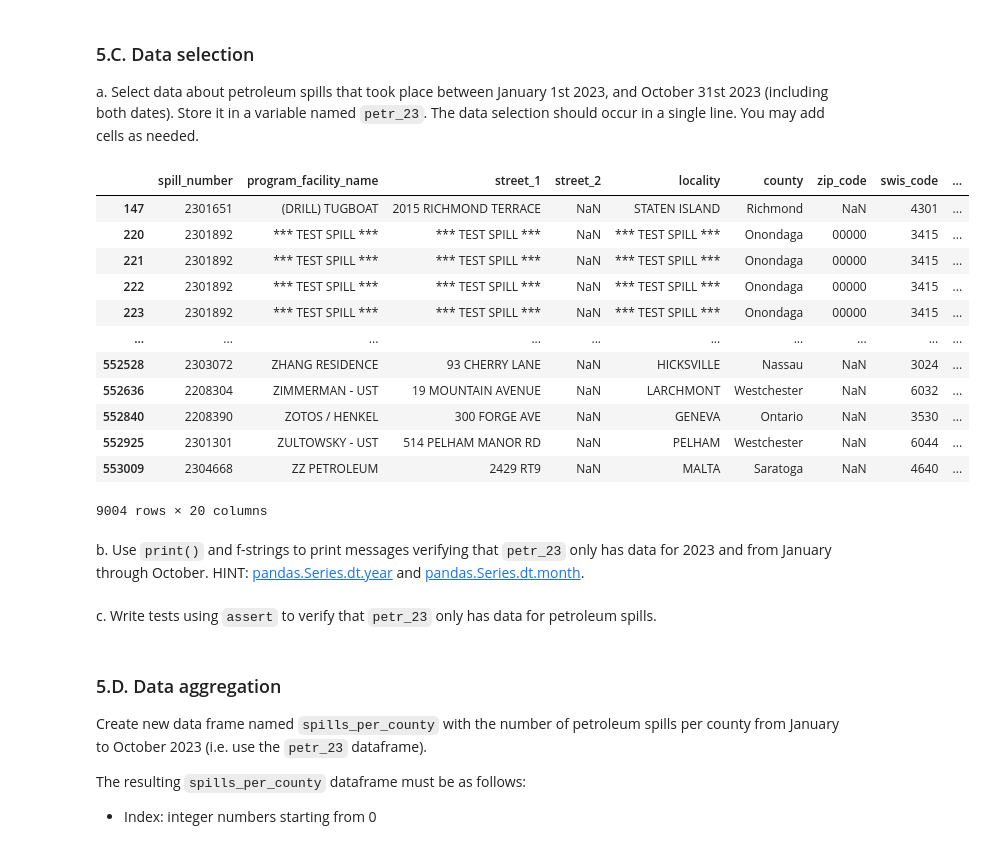
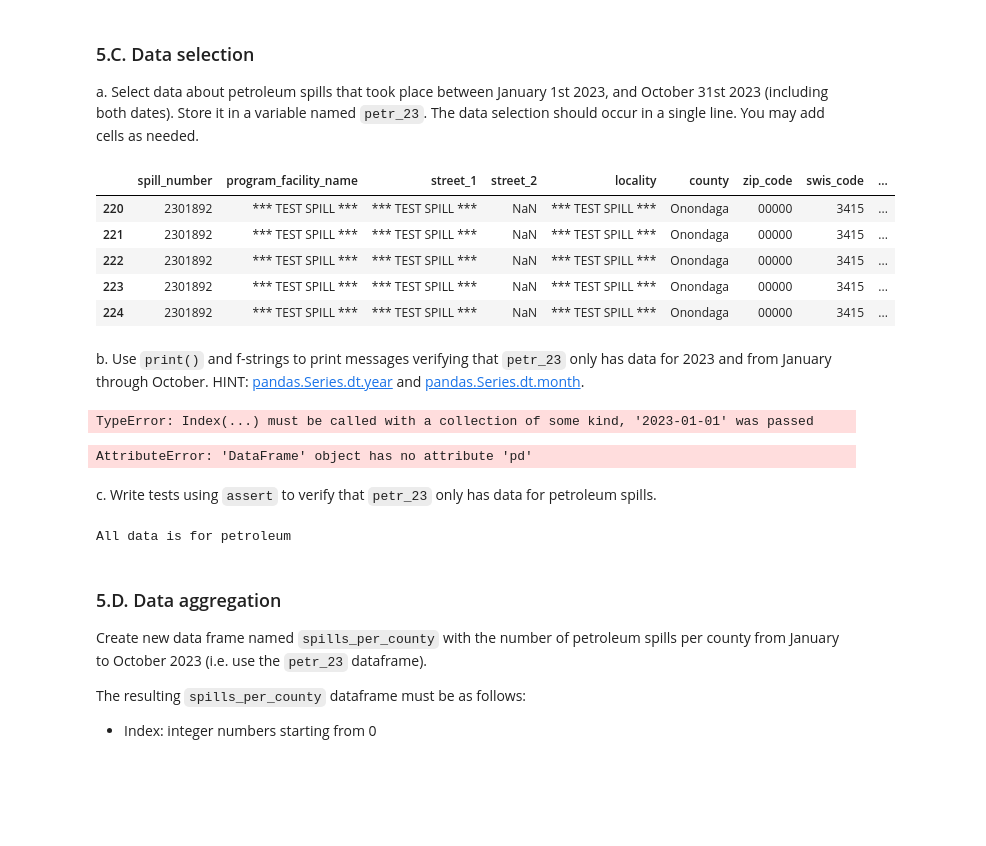
Before and after one commit to evajnewby/eds220-hwk3, a Jupyter notebook: hwk3-task2-oil-spills.ipynb, the cells around one changed output. Drawn from its saved outputs; the diff is of its cells as text; code cells hidden in the pictures; blank space fills up the shorter version.

Commit message:
work on cleaning petroleum data, need to complete the f string section

```diff
--- a/hwk3-task2-oil-spills.ipynb
+++ b/hwk3-task2-oil-spills.ipynb
@@ -219,31 +217,36 @@ dtype: object
 a. Select data about petroleum spills that took place between January 1st 2023, and October 31st 2023 (including both dates). Store it in a variable named `petr_23`. The data selection should occur in a single line. You may add cells as needed.
 # %%
 # a. Make a subset of petroleum spills with specified date range:
+# Specified date range
 petr_23 = spills[(spills['spill_date'] >= '2023-01-01') & (spills['spill_date'] <= '2023-10-31')]
 
-petr_23
+# Subset of petroleum spills
+petr_23 = petr_23[spills['material_family'] == 'Petroleum']
+
+# Check data frame
+petr_23.head()
 # %% [output]
 |  | spill_number | program_facility_name | street_1 | street_2 | locality | county | zip_code | swis_code | ... |
-| 147 | 2301651 | (DRILL) TUGBOAT | 2015 RICHMOND TERRACE | NaN | STATEN ISLAND | Richmond | NaN | 4301 | ... |
 | 220 | 2301892 | *** TEST SPILL *** | *** TEST SPILL *** | NaN | *** TEST SPILL *** | Onondaga | 00000 | 3415 | ... |
 | 221 | 2301892 | *** TEST SPILL *** | *** TEST SPILL *** | NaN | *** TEST SPILL *** | Onondaga | 00000 | 3415 | ... |
 | 222 | 2301892 | *** TEST SPILL *** | *** TEST SPILL *** | NaN | *** TEST SPILL *** | Onondaga | 00000 | 3415 | ... |
 | 223 | 2301892 | *** TEST SPILL *** | *** TEST SPILL *** | NaN | *** TEST SPILL *** | Onondaga | 00000 | 3415 | ... |
-| ... | ... | ... | ... | ... | ... | ... | ... | ... | ... |
-| 552528 | 2303072 | ZHANG RESIDENCE | 93 CHERRY LANE | NaN | HICKSVILLE | Nassau | NaN | 3024 | ... |
-| 552636 | 2208304 | ZIMMERMAN - UST | 19 MOUNTAIN AVENUE | NaN | LARCHMONT | Westchester | NaN | 6032 | ... |
-| 552840 | 2208390 | ZOTOS / HENKEL | 300 FORGE AVE | NaN | GENEVA | Ontario | NaN | 3530 | ... |
-| 552925 | 2301301 | ZULTOWSKY - UST | 514 PELHAM MANOR RD | NaN | PELHAM | Westchester | NaN | 6044 | ... |
-| 553009 | 2304668 | ZZ PETROLEUM | 2429 RT9 | NaN | MALTA | Saratoga | NaN | 4640 | ... |
+| 224 | 2301892 | *** TEST SPILL *** | *** TEST SPILL *** | NaN | *** TEST SPILL *** | Onondaga | 00000 | 3415 | ... |
-9004 rows × 20 columns
 # %% [markdown]
 <!-- BEGIN QUESTION -->
 
 b. Use `print()` and f-strings to print messages verifying that `petr_23` only has data for 2023 and from January through October.
 HINT: [pandas.Series.dt.year](https://pandas.pydata.org/docs/reference/api/pandas.Series.dt.year.html) and [pandas.Series.dt.month](https://pandas.pydata.org/docs/reference/api/pandas.Series.dt.month.html).
+# %%
+# scratch code
+pd.Series(pd.date_range,'2023-01-01')
+# %% [output]
+TypeError: Index(...) must be called with a collection of some kind, '2023-01-01' was passed
 # %%
 # b. using f strings to print a verification message:
-print(f"{'petr_23 only has data from January 1, 2023 through October 31, 2023:':<25} {petr_23}")
+print(f"{'petr_23 only has data from January 1, 2023 through October 31, 2023:':<25} {petr_23.pd.Series.dt.year }")
+# %% [output]
+AttributeError: 'DataFrame' object has no attribute 'pd'
 # %% [markdown]
 <!-- END QUESTION -->
 
@@ -255,3 +256,10 @@ c. Write tests using `assert` to verify that `petr_23` only has data for petrole
+# %%
+# c. Confirm data only for petroleum spills
+assert(petr_23['material_family'] == 'Petroleum').all()
+
+print("All data is for petroleum")
+# %% [output]
+All data is for petroleum
 # %% [markdown]
 <!-- END QUESTION -->
 
```
Also changed, not shown: parts of 11 cells of this notebook.
